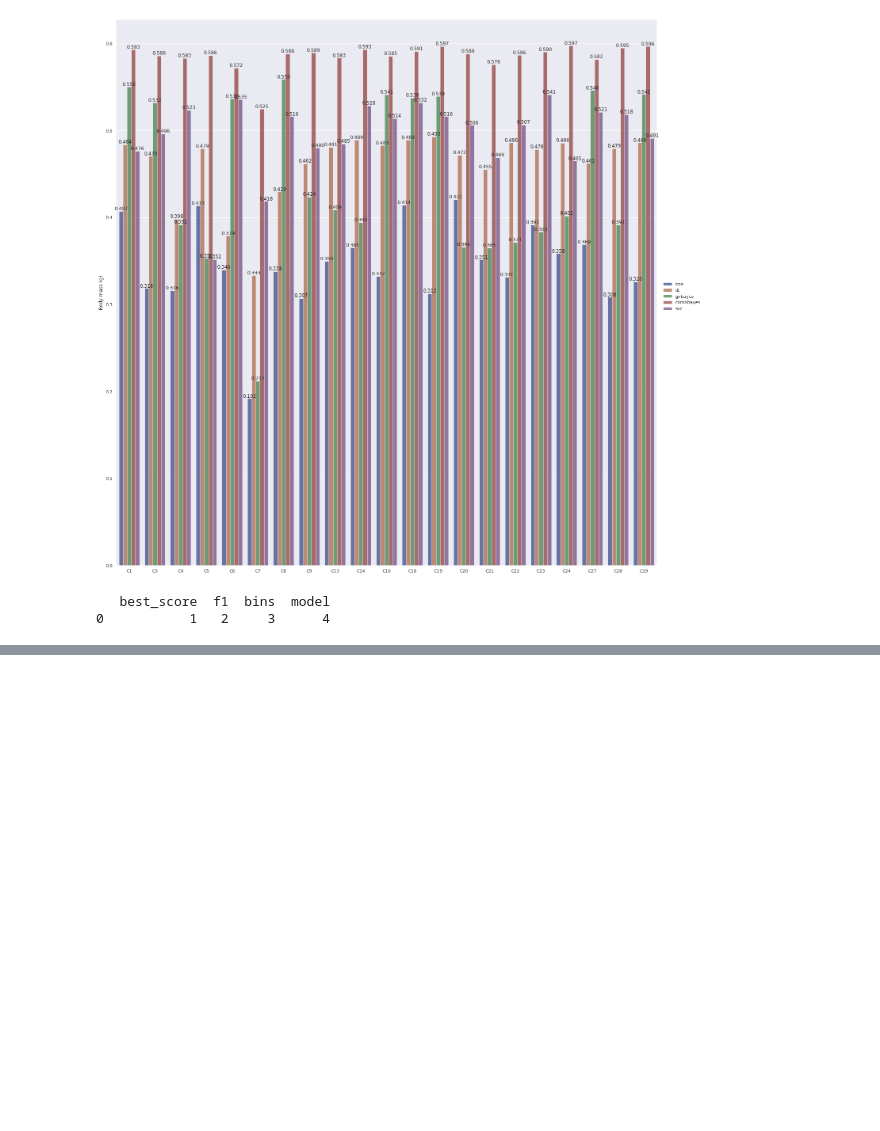
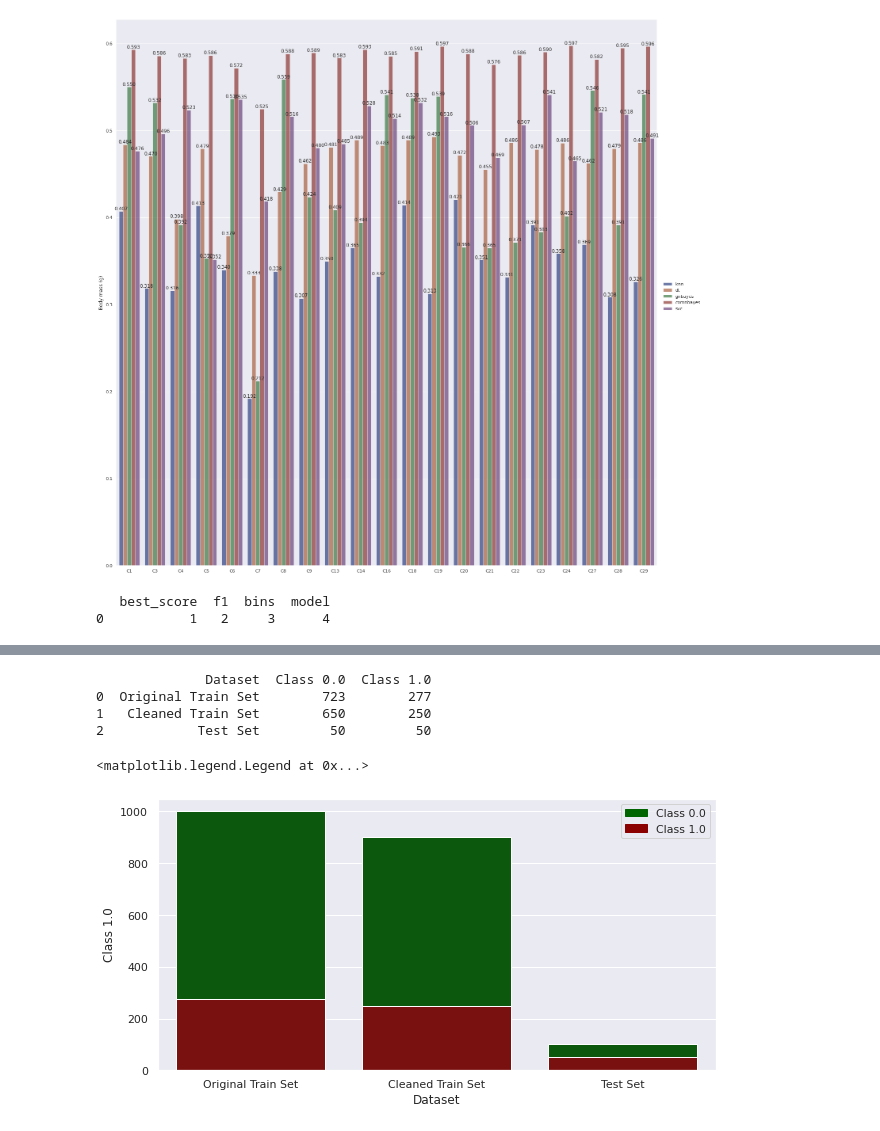
Before and after one commit to Moritz-Bergemann/DM-Assignment, a Jupyter notebook: generate_graphics.ipynb, the cells around one changed output, grey strips where cells are left out. Cells and saved outputs as stored; diff of their text form; code cells hidden in the pictures; blank space fills up the shorter version.

```diff
--- a/generate_graphics.ipynb
+++ b/generate_graphics.ipynb
@@ -161,7 +278,7 @@ from matplotlib import pyplot as plt
 ## EXPERIMENT 1
 #####
 
-with open("./experiment_logs/experiment2.pickle", 'rb') as f:
+with open("./experiment_logs/old/experiment2.pickle", 'rb') as f:
     results = pickle.load(f)
 
 sns.set(rc={
@@ -172,7 +289,7 @@ sns.set(rc={
 g = sns.catplot(
     data=results, kind="bar",
     x="dropped_column", y="best_score", hue="model",
-    ci="sd", palette="dark", alpha=.6, height=6, size=20,
+    ci="sd", palette="dark", alpha=.6, height=6, aspect=2, size=20,
 )
 g.despine(left=True)
 g.set_axis_labels("", "Body mass (g)")
@@ -275 +408,46 @@ final_output_table.to_csv("my_test_prediction.csv", index=False)
  0. 1. 0. 0.]
+# %%
+################################
+## Show Class Imbalance Issue ##
+################################
+import pickle
+import numpy as np
+from sklearn.model_selection import train_test_split, cross_val_score, cross_validate, StratifiedKFold, KFold, cross_val_predict, GridSearchCV
+from sklearn.preprocessing import OneHotEncoder, LabelEncoder, MinMaxScaler, StandardScaler, QuantileTransformer, OrdinalEncoder
+import data_prep
+import matplotlib.patches as mpatches
+
+
+df_original = pd.read_csv('./data/data2021.student.csv')
+df_original_train = df_original.iloc[:1000]
+
+df_clean_train, _ = data_prep.get_prepped_dataset(bins=5, normalize=True)
+
+original_train_values = ["Original Train Set"] + (list(df_original_train['Class'].value_counts().values))
+cleaned_train_values = ["Cleaned Train Set"] + (list(df_clean_train['Class'].value_counts().values))
+test_values = ["Test Set", 50, 50]
+
+data = [original_train_values, cleaned_train_values, test_values]
+
+table = pd.DataFrame(data=data, columns=["Dataset", "Class 0.0", "Class 1.0"])
+
+print(table)
+
+table["Class 0.0"] = table["Class 0.0"] +  table["Class 1.0"]
+
+sns.set(rc={
+    'figure.figsize':(10,5),
+})
+sns.set_palette("dark")
+s1 = sns.barplot(data=table, x='Dataset', y='Class 0.0', color='darkgreen')
+s2 = sns.barplot(data=table, x='Dataset', y='Class 1.0', color='darkred')
+top_bar = mpatches.Patch(color='darkgreen', label='Class 0.0')
+bottom_bar = mpatches.Patch(color='darkred', label='Class 1.0')
+plt.legend(handles=[top_bar, bottom_bar])
+# %% [output]
+              Dataset  Class 0.0  Class 1.0
+0  Original Train Set        723        277
+1   Cleaned Train Set        650        250
+2            Test Set         50         50
+<matplotlib.legend.Legend at 0x...>
+[figure, added]
```
Also changed, not shown: parts of 5 cells of this notebook.
